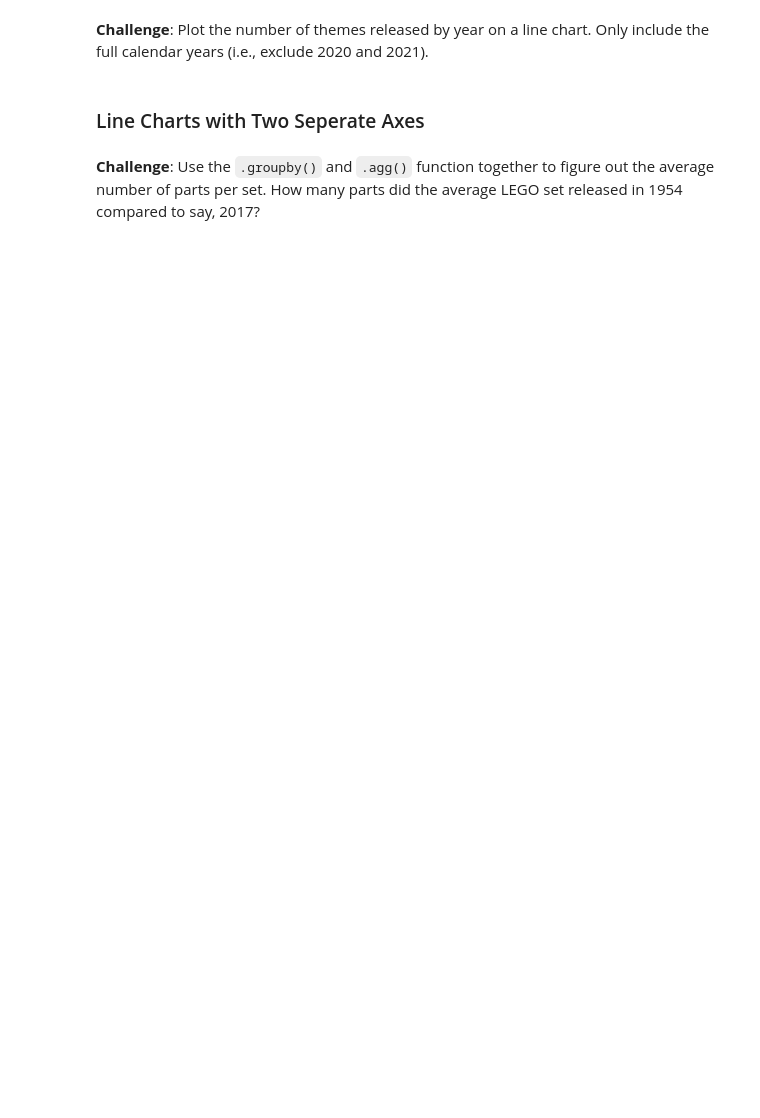
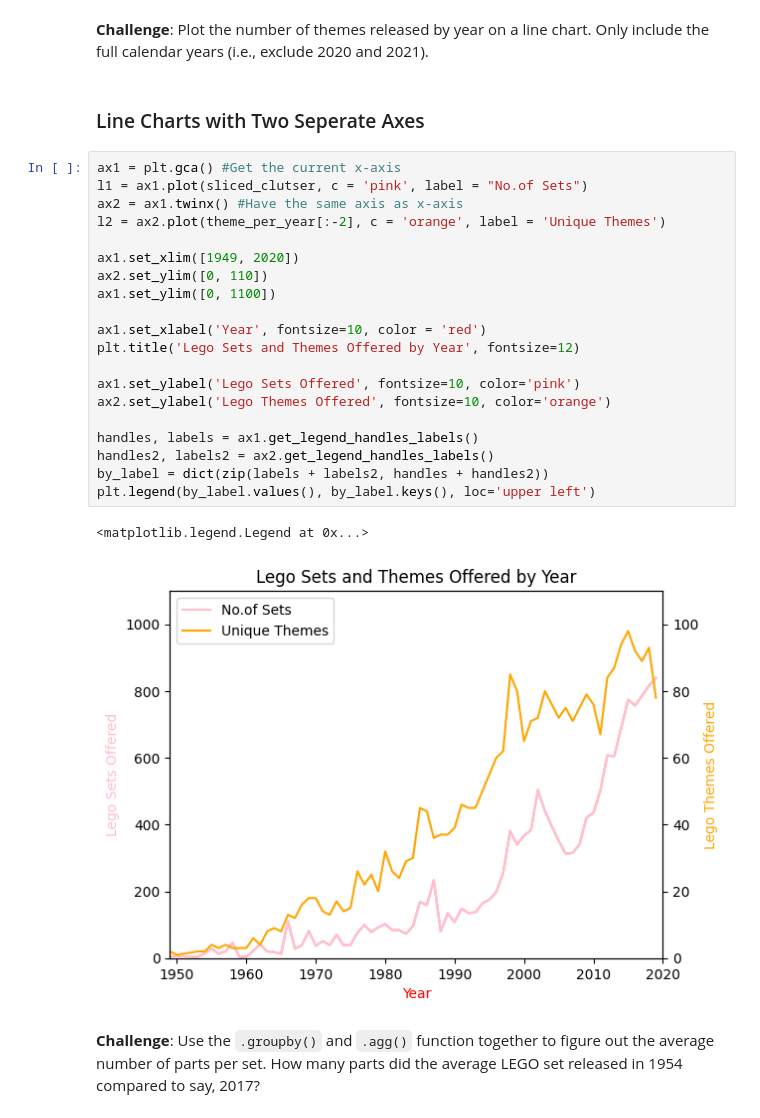
Before and after one commit to OmmDevgoswami/100Days_Coding-Python, a Jupyter notebook: LEGO Data Manipulation/LEGO Notebook and Data (start)/Lego_Analysis_for_Course_(start).ipynb, the cells around one changed output. Cells and saved outputs as stored; diff of their text form; blank space fills up the shorter version.

```diff
--- a/LEGO Data Manipulation/LEGO Notebook and Data (start)/Lego_Analysis_for_Course_(start).ipynb
+++ b/LEGO Data Manipulation/LEGO Notebook and Data (start)/Lego_Analysis_for_Course_(start).ipynb
@@ -254,5 +290,28 @@ Let's work out the number of different themes shipped by year. This means we hav
 **Challenge**: Plot the number of themes released by year on a line chart. Only include the full calendar years (i.e., exclude 2020 and 2021).
 # %% [markdown]
 ### Line Charts with Two Seperate Axes
+# %%
+ax1 = plt.gca() #Get the current x-axis
+l1 = ax1.plot(sliced_clutser, c = 'pink', label = "No.of Sets")
+ax2 = ax1.twinx() #Have the same axis as x-axis
+l2 = ax2.plot(theme_per_year[:-2], c = 'orange', label = 'Unique Themes')
+
+ax1.set_xlim([1949, 2020])
+ax2.set_ylim([0, 110])
+ax1.set_ylim([0, 1100])
+
+ax1.set_xlabel('Year', fontsize=10, color = 'red')
+plt.title('Lego Sets and Themes Offered by Year', fontsize=12)
+
+ax1.set_ylabel('Lego Sets Offered', fontsize=10, color='pink')
+ax2.set_ylabel('Lego Themes Offered', fontsize=10, color='orange')
+
+handles, labels = ax1.get_legend_handles_labels()
+handles2, labels2 = ax2.get_legend_handles_labels()
+by_label = dict(zip(labels + labels2, handles + handles2))
+plt.legend(by_label.values(), by_label.keys(), loc='upper left')
+# %% [output]
+<matplotlib.legend.Legend at 0x...>
+[figure, added]
 # %% [markdown]
 **Challenge**: Use the <code>.groupby()</code> and <code>.agg()</code> function together to figure out the average number of parts per set. How many parts did the average LEGO set released in 1954 compared to say, 2017?
```
Also changed, not shown: parts of 15 cells of this notebook.
